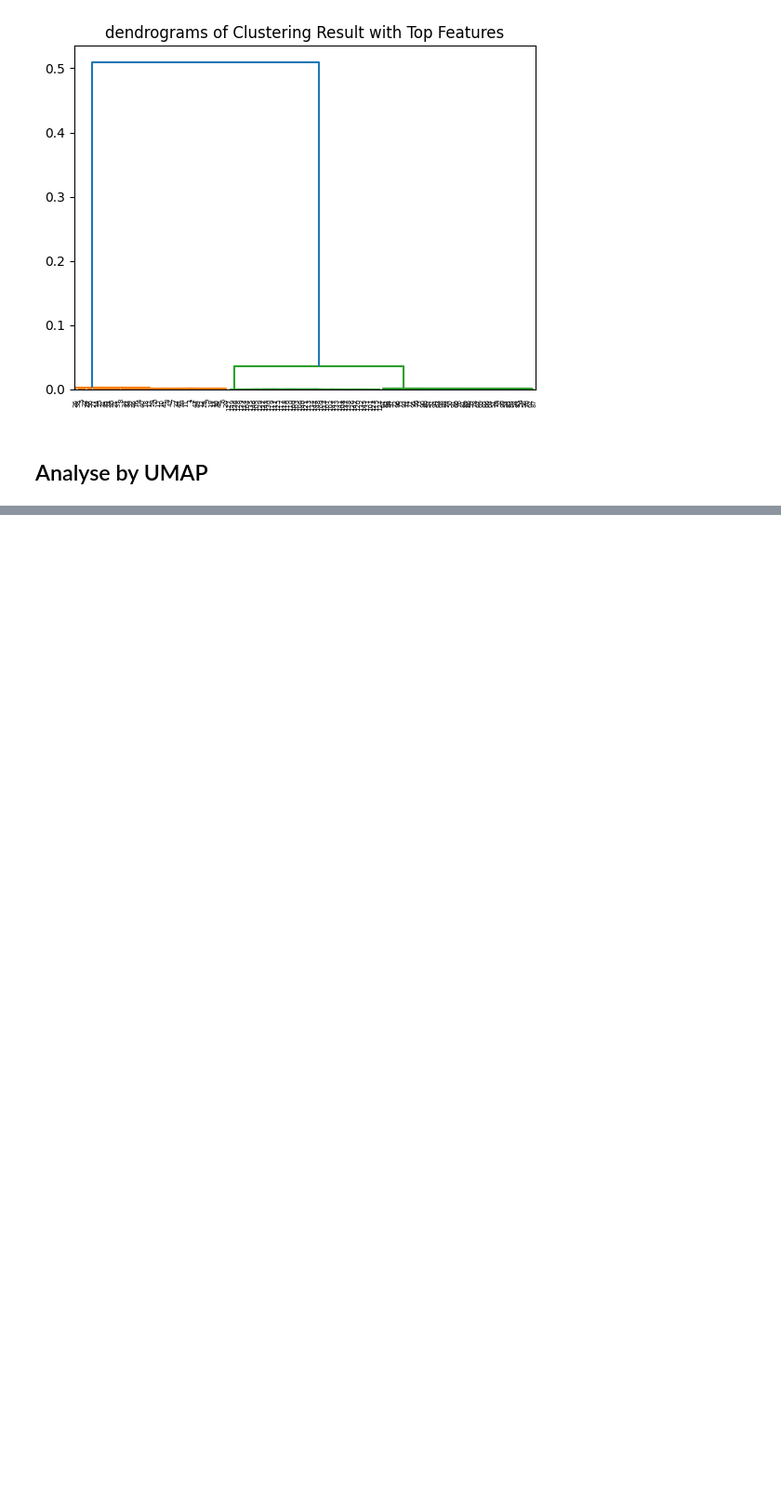
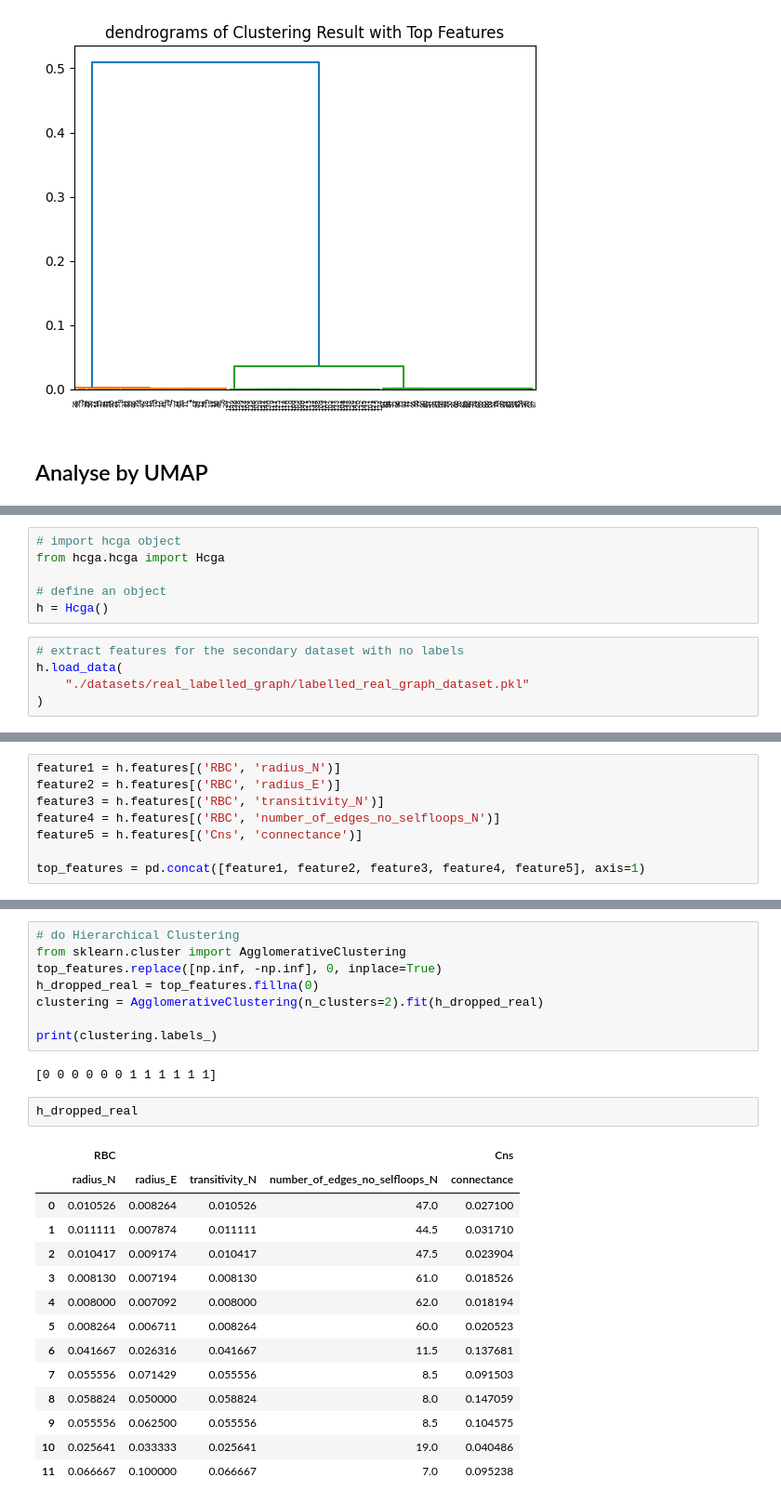
Before and after one commit to cccheryl0111/M2R_Group4, a Jupyter notebook: code.ipynb, the cells around one changed output, grey strips where cells are left out. Shown at 93% size. Cells and saved outputs as stored; diff of their text form; blank space fills up the shorter version.

```diff
--- a/code.ipynb
+++ b/code.ipynb
@@ -1483,0 +1579,11 @@ OMP: Info #271: omp_set_nested routine deprecated, please use omp_set_max_active
+# %%
+# import hcga object
+from hcga.hcga import Hcga
+
+# define an object
+h = Hcga()
+# %%
+# extract features for the secondary dataset with no labels
+h.load_data(
+    "./datasets/real_labelled_graph/labelled_real_graph_dataset.pkl"
+)
@@ -1483,0 +1654,8 @@ OMP: Info #271: omp_set_nested routine deprecated, please use omp_set_max_active
+# %%
+feature1 = h.features[('RBC', 'radius_N')]
+feature2 = h.features[('RBC', 'radius_E')]
+feature3 = h.features[('RBC', 'transitivity_N')]
+feature4 = h.features[('RBC', 'number_of_edges_no_selfloops_N')]
+feature5 = h.features[('Cns', 'connectance')]
+
+top_features = pd.concat([feature1, feature2, feature3, feature4, feature5], axis=1)
@@ -1483,0 +1672,27 @@ OMP: Info #271: omp_set_nested routine deprecated, please use omp_set_max_active
+# %%
+# do Hierarchical Clustering
+from sklearn.cluster import AgglomerativeClustering
+top_features.replace([np.inf, -np.inf], 0, inplace=True)
+h_dropped_real = top_features.fillna(0)
+clustering = AgglomerativeClustering(n_clusters=2).fit(h_dropped_real)
+
+print(clustering.labels_)
+# %% [output]
+[0 0 0 0 0 0 1 1 1 1 1 1]
+# %%
+h_dropped_real
+# %% [output]
+|  | RBC |  |  |  | Cns |
+|  | radius_N | radius_E | transitivity_N | number_of_edges_no_selfloops_N | connectance |
+| 0 | 0.010526 | 0.008264 | 0.010526 | 47.0 | 0.027100 |
+| 1 | 0.011111 | 0.007874 | 0.011111 | 44.5 | 0.031710 |
+| 2 | 0.010417 | 0.009174 | 0.010417 | 47.5 | 0.023904 |
+| 3 | 0.008130 | 0.007194 | 0.008130 | 61.0 | 0.018526 |
+| 4 | 0.008000 | 0.007092 | 0.008000 | 62.0 | 0.018194 |
+| 5 | 0.008264 | 0.006711 | 0.008264 | 60.0 | 0.020523 |
+| 6 | 0.041667 | 0.026316 | 0.041667 | 11.5 | 0.137681 |
+| 7 | 0.055556 | 0.071429 | 0.055556 | 8.5 | 0.091503 |
+| 8 | 0.058824 | 0.050000 | 0.058824 | 8.0 | 0.147059 |
+| 9 | 0.055556 | 0.062500 | 0.055556 | 8.5 | 0.104575 |
+| 10 | 0.025641 | 0.033333 | 0.025641 | 19.0 | 0.040486 |
+| 11 | 0.066667 | 0.100000 | 0.066667 | 7.0 | 0.095238 |
```
Also changed, not shown: parts of 33 cells of this notebook, 39 other files.
